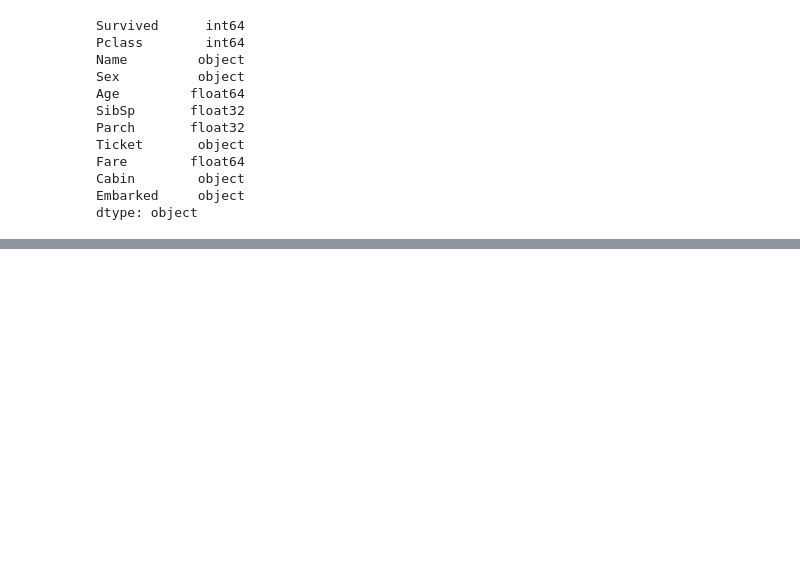
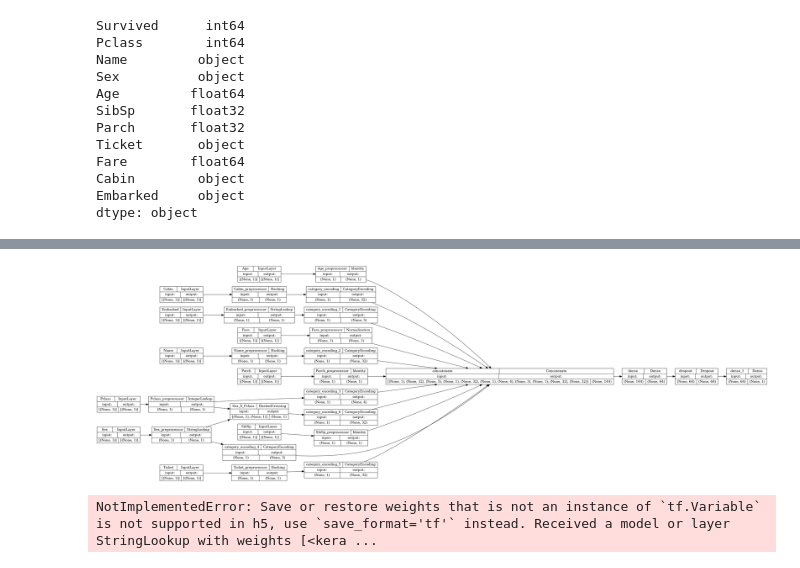
Before and after one commit to torlymeyer/Titanic_featurespace, a Jupyter notebook: feat_space.ipynb, the cells around one changed output, grey strips where cells are left out. Saved outputs shown, nothing was run; the diff lists cells and outputs as text; code cells hidden in the pictures; blank space fills up the shorter version.

```diff
--- a/feat_space.ipynb
+++ b/feat_space.ipynb
@@ -201,6 +174,7 @@ preprocessed_val_ds = val_ds.map(
 )
 preprocessed_val_ds = preprocessed_val_ds.prefetch(tf.data.AUTOTUNE)
 # %%
+#build model
 dict_inputs = feature_space.get_inputs()
 encoded_features = feature_space.get_encoded_features()
 
@@ -208,13 +182,9 @@ x = keras.layers.Dense(64, activation="relu")(encoded_features)
 x = keras.layers.Dropout(0.5)(x)
 predictions = keras.layers.Dense(1, activation="sigmoid")(x)
 
-training_model = keras.Model(inputs=encoded_features, outputs=predictions)
+training_model = keras.Model(inputs=dict_inputs, outputs=predictions)
 training_model.compile(
     optimizer="adam", loss="binary_crossentropy", metrics=["accuracy"]
 )
 
-inference_model = keras.Model(inputs=dict_inputs, outputs=predictions)
+# inference_model = keras.Model(inputs=dict_inputs, outputs=predictions)
-# %%
-training_model.fit(
-    preprocessed_train_ds, epochs=50, validation_data=preprocessed_val_ds, verbose=2
-)
@@ -239,0 +191,13 @@ Epoch 50/50
+# %%
+#train model
+train_x = train_dataframe.copy()
+train_y = train_x.pop('Survived')
+
+
+training_model.fit(
+    dict(train_x),train_y, epochs=50, verbose=1
+)
+
+# training_model.fit(
+#     preprocessed_train_ds, epochs=50, validation_data=preprocessed_val_ds, verbose=2
+# )
@@ -239,0 +243,10 @@ Epoch 50/50
+# %%
+# `rankdir='LR'` is to make the graph horizontal.
+keras.utils.plot_model(training_model, show_shapes=True, rankdir="LR")
+# %% [output]
+[figure, added]
+# %%
+#save model
+training_model.save('titanic_model_v1.keras')
+# %% [output]
+NotImplementedError: Save or restore weights that is not an instance of `tf.Variable` is not supported in h5, use `save_format='tf'` instead. Received a model or layer StringLookup with weights [<kera ...
```
Also changed, not shown: parts of 14 cells of this notebook.
